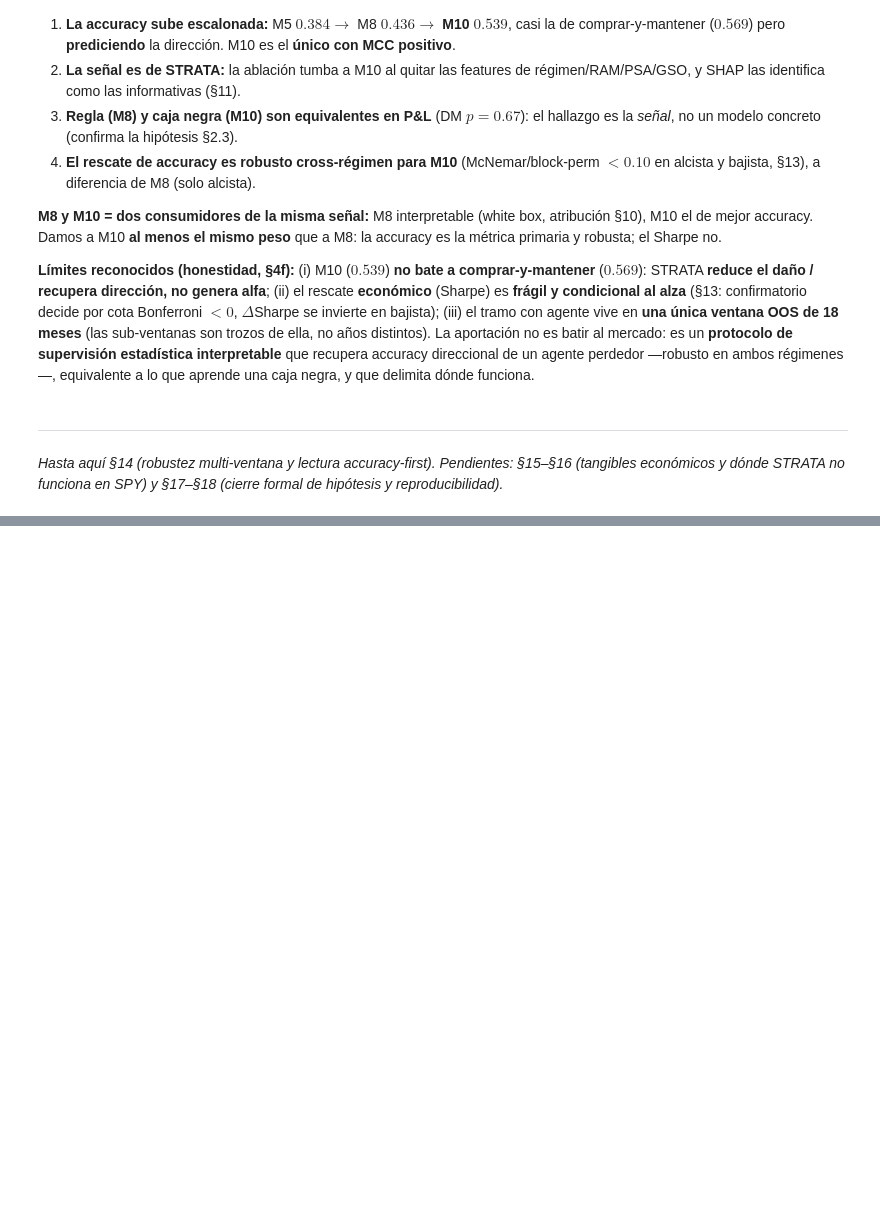
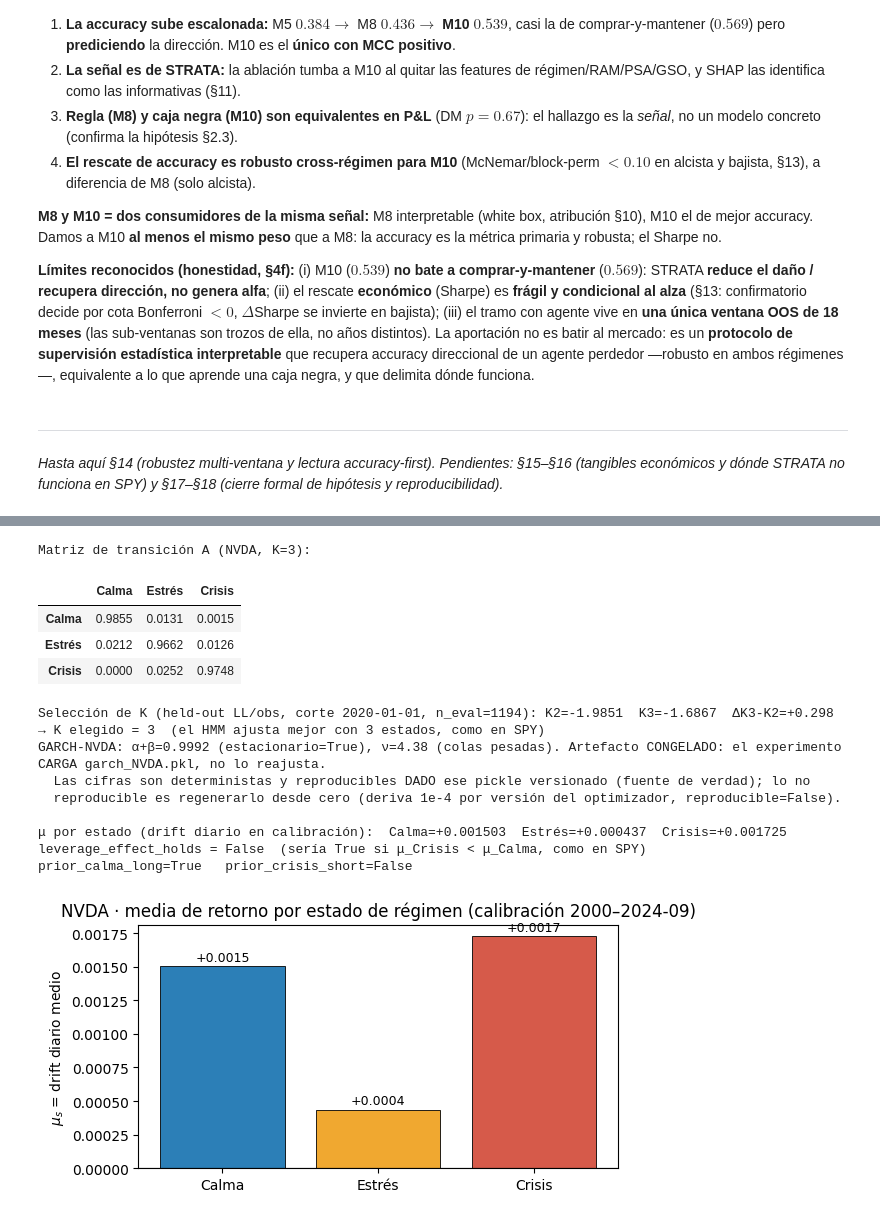
Before and after one commit to RaquelGarciah/Real-time-statistical-supervision-of-an-AI-trading-agent, a Jupyter notebook: notebooks/strata_canonical.ipynb, the cells around one changed output, grey strips where cells are left out. Cells and saved outputs as stored; diff of their text form; code cells hidden in the pictures; blank space fills up the shorter version.

```diff
--- a/notebooks/strata_canonical.ipynb
+++ b/notebooks/strata_canonical.ipynb
@@ -1875,0 +1910,54 @@ económicos y dónde STRATA no funciona en SPY) y §17–§18 (cierre formal de
+# %%
+# Recalibración NVDA: HMM K=3 propio, held-out LL, GARCH y —lo decisivo— el drift por estado.
+import json, pickle
+import numpy as np, pandas as pd
+import matplotlib.pyplot as plt
+from config import CACHE_MODELS_DIR
+
+cs_nvda = json.load(open(CACHE_MODELS_DIR / "calibration_summary_nvda.json"))
+hmm_nvda = pickle.load(open(CACHE_MODELS_DIR / "hmm_nvda.pkl", "rb"))
+
+A = np.array(cs_nvda["hmm"]["transition_matrix"])
+labels = ["Calma", "Estrés", "Crisis"]
+print("Matriz de transición A (NVDA, K=3):")
+display(pd.DataFrame(A.round(4), index=labels, columns=labels))
+
+ks = cs_nvda["k_selection"]
+ga = cs_nvda["garch"]
+pr = cs_nvda["prior_ram"]
+mu = [pr["mu_state"][str(s)] for s in range(3)]
+print(f"\nSelección de K (held-out LL/obs, corte {ks['cut']}, n_eval={ks['n_eval']}): "
+      f"K2={ks['heldout_LL_K2']}  K3={ks['heldout_LL_K3']}  ΔK3-K2={ks['delta_LL_K3_menos_K2']:+.3f} "
+      f"→ K elegido = {ks['k_elegido']}  (el HMM ajusta mejor con 3 estados, como en SPY)")
+print(f"GARCH-NVDA: α+β={ga['alpha_mas_beta']:.4f} (estacionario={ga['estacionario']}), ν={ga['nu']:.2f} "
+      f"(colas pesadas). Artefacto CONGELADO: el experimento CARGA garch_NVDA.pkl, no lo reajusta.")
+print(f"  Las cifras son deterministas y reproducibles DADO ese pickle versionado (fuente de verdad); lo no")
+print(f"  reproducible es regenerarlo desde cero (deriva 1e-4 por versión del optimizador, reproducible={ga['reproducible_desde_pipeline']}).")
+print(f"\nμ por estado (drift diario en calibración):  Calma={mu[0]:+.6f}  Estrés={mu[1]:+.6f}  Crisis={mu[2]:+.6f}")
+print(f"leverage_effect_holds = {pr['leverage_effect_holds']}  (sería True si μ_Crisis < μ_Calma, como en SPY)")
+print(f"prior_calma_long={pr['prior_calma_long']}   prior_crisis_short={pr['prior_crisis_short']}")
+
+fig, ax = plt.subplots(figsize=(6, 3.2))
+colors = ["#2c7fb7", "#f0a830", "#d65a4a"]
+ax.bar(labels, mu, color=colors, edgecolor="black", linewidth=0.6)
+ax.axhline(0, color="black", lw=0.8)
+ax.set_ylabel(r"$\mu_s$ = drift diario medio")
+ax.set_title("NVDA · media de retorno por estado de régimen (calibración 2000–2024-09)")
+for i, v in enumerate(mu):
+    ax.text(i, v + (0.00004 if v >= 0 else -0.00008), f"{v:+.4f}", ha="center", fontsize=9)
+plt.tight_layout(); plt.show()
+# %% [output]
+Matriz de transición A (NVDA, K=3):
+|  | Calma | Estrés | Crisis |
+| Calma | 0.9855 | 0.0131 | 0.0015 |
+| Estrés | 0.0212 | 0.9662 | 0.0126 |
+| Crisis | 0.0000 | 0.0252 | 0.9748 |
+Selección de K (held-out LL/obs, corte 2020-01-01, n_eval=1194): K2=-1.9851  K3=-1.6867  ΔK3-K2=+0.298 → K elegido = 3  (el HMM ajusta mejor con 3 estados, como en SPY)
+GARCH-NVDA: α+β=0.9992 (estacionario=True), ν=4.38 (colas pesadas). Artefacto CONGELADO: el experimento CARGA garch_NVDA.pkl, no lo reajusta.
+  Las cifras son deterministas y reproducibles DADO ese pickle versionado (fuente de verdad); lo no
+  reproducible es regenerarlo desde cero (deriva 1e-4 por versión del optimizador, reproducible=False).
+
+μ por estado (drift diario en calibración):  Calma=+0.001503  Estrés=+0.000437  Crisis=+0.001725
+leverage_effect_holds = False  (sería True si μ_Crisis < μ_Calma, como en SPY)
+prior_calma_long=True   prior_crisis_short=False
+[figure, added]
```
Also changed, not shown: parts of 18 cells of this notebook, 16 other files.
